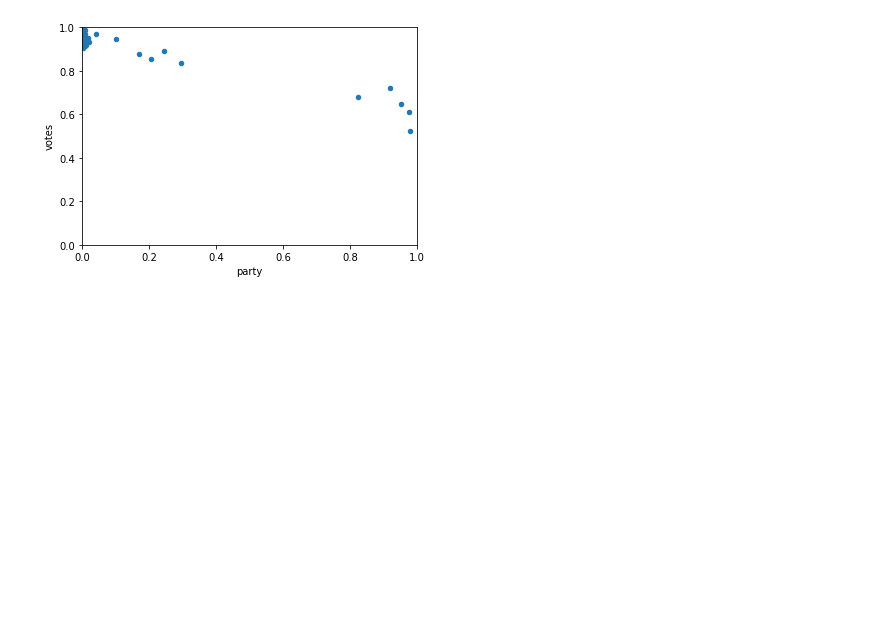
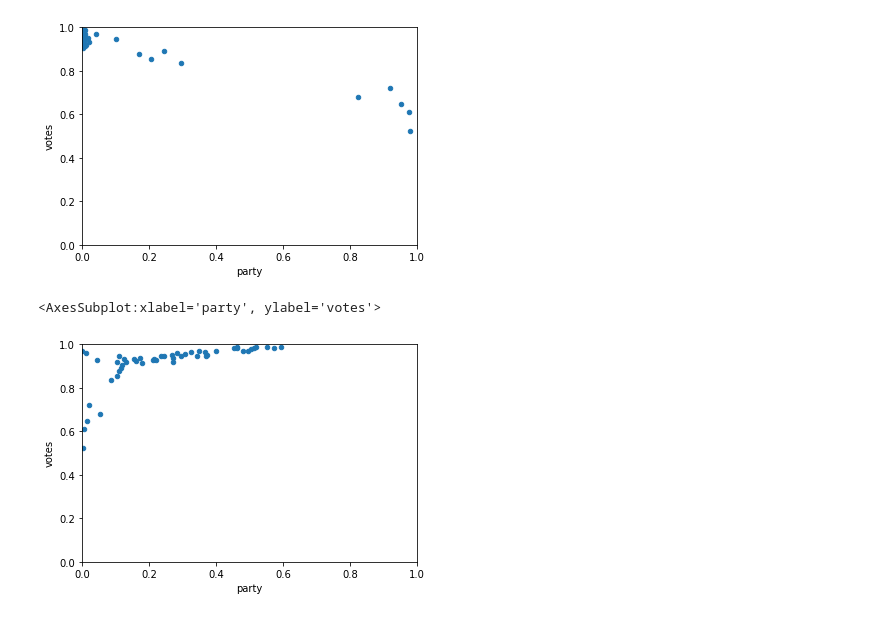
Before and after one commit to yuvadm/election-stats, a Jupyter notebook: stats.py.ipynb, the cells around one changed output. Saved outputs shown, nothing was run; the diff lists cells and outputs as text; code cells hidden in the pictures; blank space fills up the shorter version.

```diff
--- a/stats.py.ipynb
+++ b/stats.py.ipynb
@@ -54,3 +54,8 @@ scatter_party("ודעם")
 # %% [output]
 <AxesSubplot:xlabel='party', ylabel='votes'>
 [figure]
+# %%
+scatter_party("פה")
+# %% [output]
+<AxesSubplot:xlabel='party', ylabel='votes'>
+[figure, added]
```
Also changed, not shown: parts of 3 cells of this notebook.
